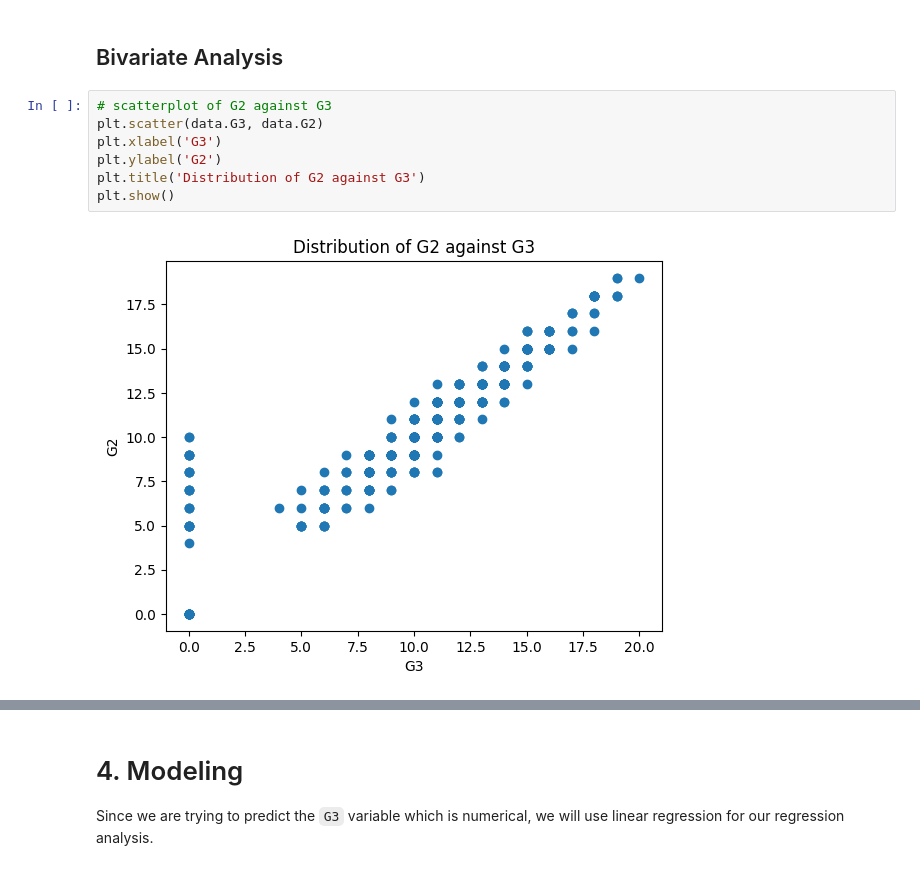
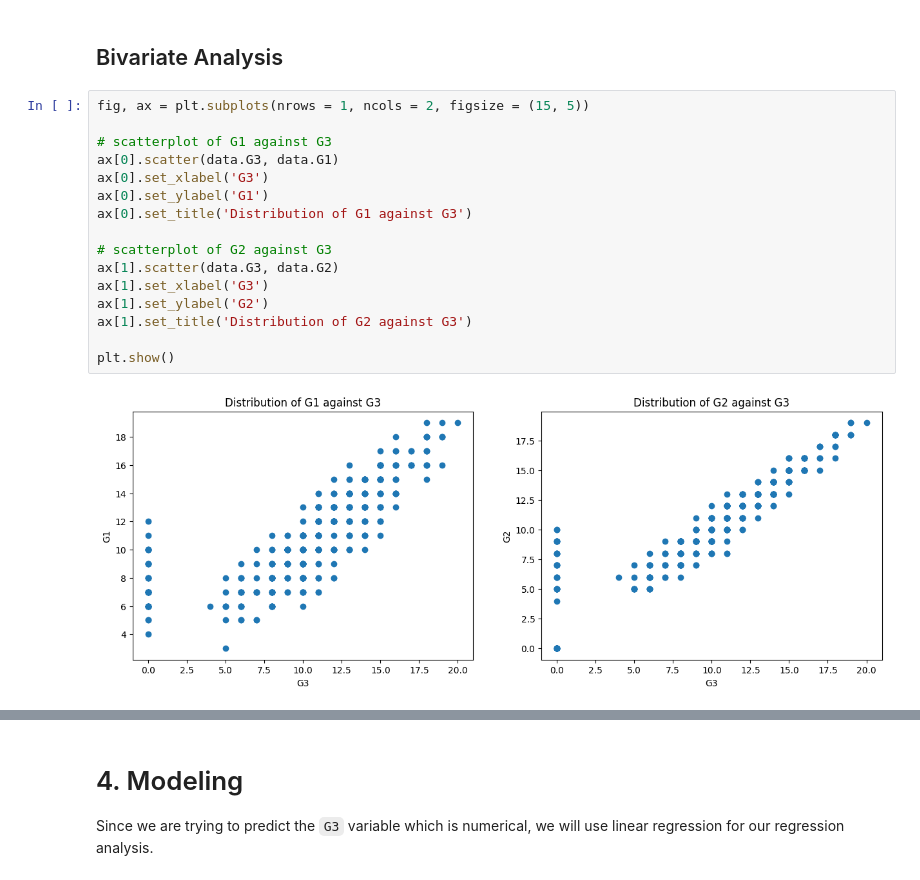
Before and after one commit to KarenNgugi/Data-Science-Projects, a Jupyter notebook: Kaggle/Grade Prediction/Grade Prediction.ipynb, the cells around one changed output, grey strips where cells are left out. Cells and saved outputs as stored; diff of their text form.

```diff
--- a/Kaggle/Grade Prediction/Grade Prediction.ipynb
+++ b/Kaggle/Grade Prediction/Grade Prediction.ipynb
@@ -239,11 +231,20 @@ for item in bar_data:
 # %% [markdown]
 ## Bivariate Analysis
 # %%
+fig, ax = plt.subplots(nrows = 1, ncols = 2, figsize = (15, 5))
+
+# scatterplot of G1 against G3
+ax[0].scatter(data.G3, data.G1)
+ax[0].set_xlabel('G3')
+ax[0].set_ylabel('G1')
+ax[0].set_title('Distribution of G1 against G3')
+
 # scatterplot of G2 against G3
-plt.scatter(data.G3, data.G2)
-plt.xlabel('G3')
-plt.ylabel('G2')
-plt.title('Distribution of G2 against G3')
+ax[1].scatter(data.G3, data.G2)
+ax[1].set_xlabel('G3')
+ax[1].set_ylabel('G2')
+ax[1].set_title('Distribution of G2 against G3')
+
 plt.show()
 # %% [output]
-[figure, old version]
+[figure, new version]
```
Also changed, not shown: parts of 36 cells of this notebook.
